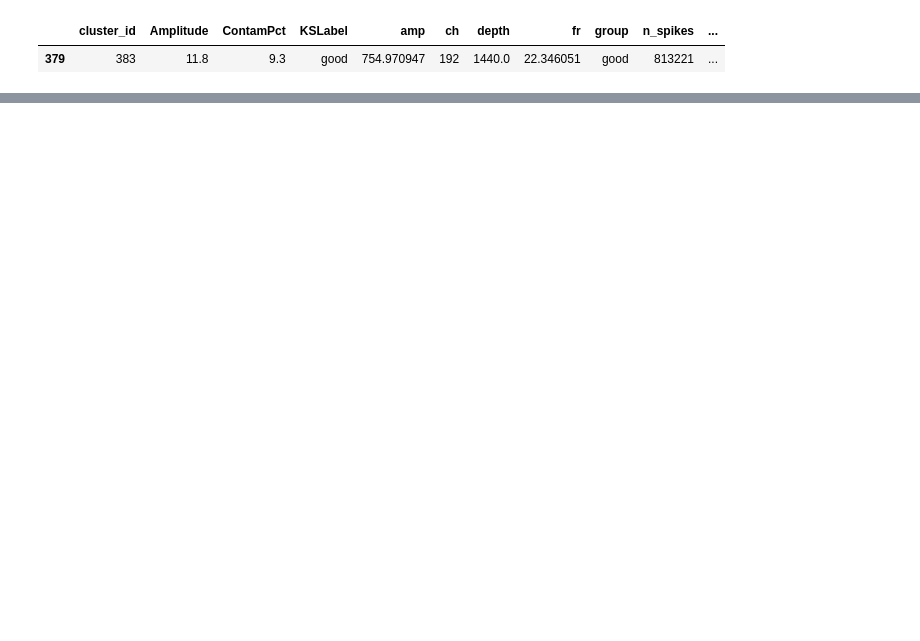
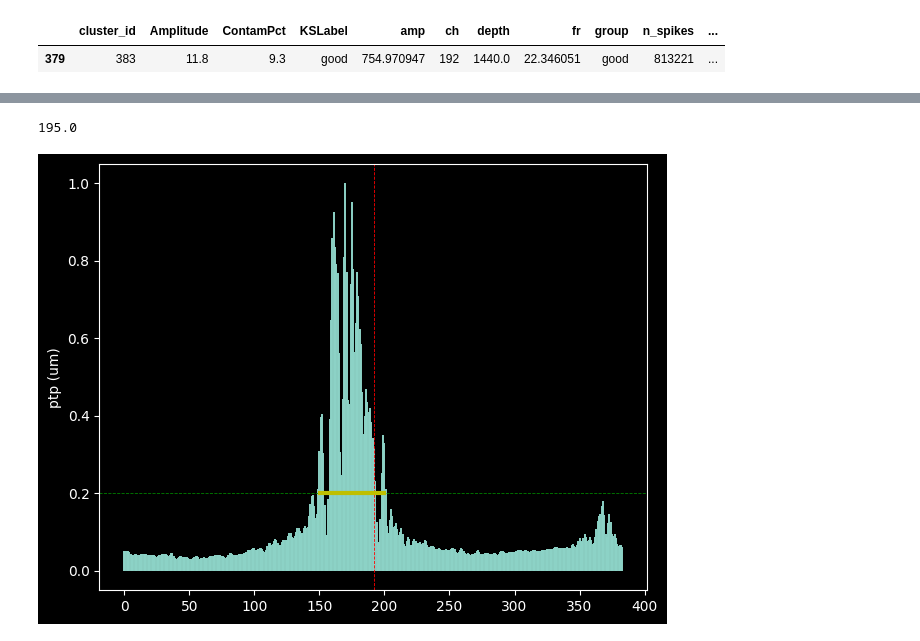
Before and after one commit to Senzai-Lab/tools, a Jupyter notebook: scripts/features.ipynb, the cells around one changed output, grey strips where cells are left out. Cells and saved outputs as stored; diff of their text form; code cells hidden in the pictures; blank space fills up the shorter version.

```diff
--- a/scripts/features.ipynb
+++ b/scripts/features.ipynb
@@ -196,0 +205,35 @@ Text(0.5, 1.0, 'Unit 383 - Ch: 196 - Pos Peaks: 2, Neg Peaks: 2')
+# %%
+from scipy.ndimage import gaussian_filter1d
+
+spread_thresh = 0.2
+spread_smooth_um = 20
+
+depth = probe.sort_values('depth')['depth']
+depth_sorted_idx = depth.index.values
+mm = np.ptp(template, axis=0)[depth_sorted_idx]
+
+spread_sigma = spread_smooth_um / np.median(np.diff(np.unique(probe['depth'])))
+mm = gaussian_filter1d(mm, spread_sigma)
+mm = mm / mm.max()
+
+channels = mm > spread_thresh
+channels_idx = np.where(channels)[0]
+lo, hi = channels_idx[0], channels_idx[-1]
+
+spread = max(depth[channels]) - min(depth[channels])
+spread
+# %% [output]
+195.0
+# %%
+markerline, stemlines, baseline = plt.stem(mm, markerfmt=' ')
+stemlines.set_linewidth(1.4)
+baseline.set_visible(False)
+
+plt.axvline(unit_row['ch'].item(), c = 'r', linestyle = '--', linewidth=0.6)
+plt.axhline(spread_thresh, c = 'g',  linestyle = '--', linewidth=0.6)
+plt.hlines(spread_thresh, xmin=lo, xmax=hi, color='y', linewidth=3)
+plt.ylabel('ptp (um)')
+plt.tight_layout()
+plt.show()
+# %% [output]
+[figure, added]
```
Also changed, not shown: parts of 10 cells of this notebook, 3 other files.
